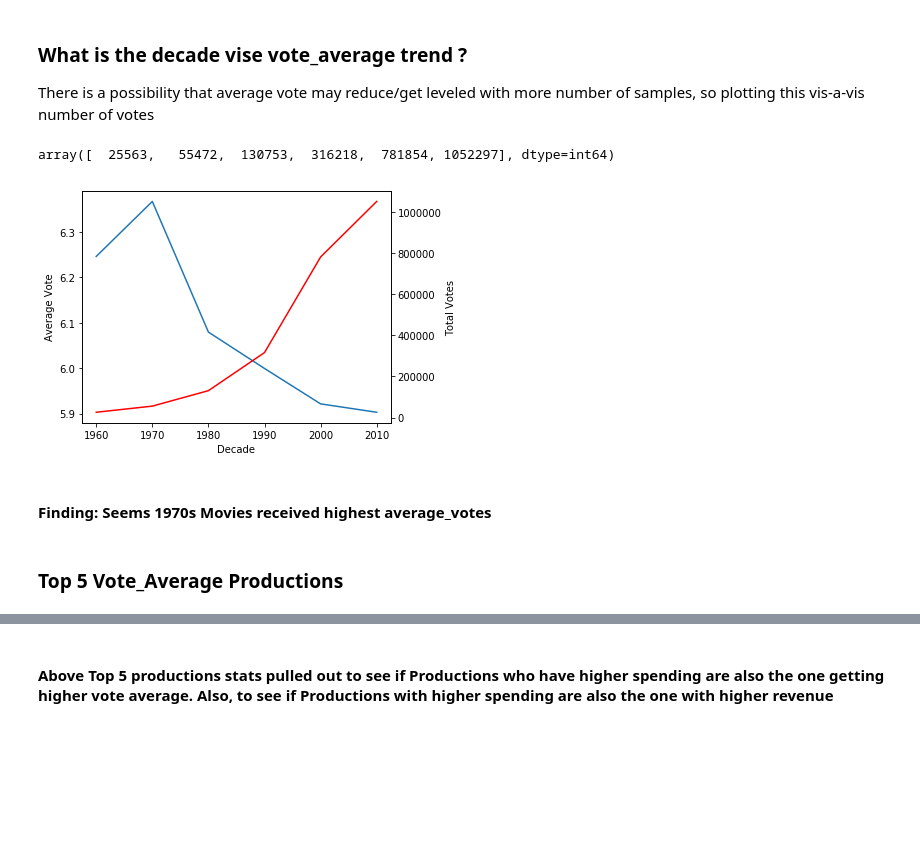
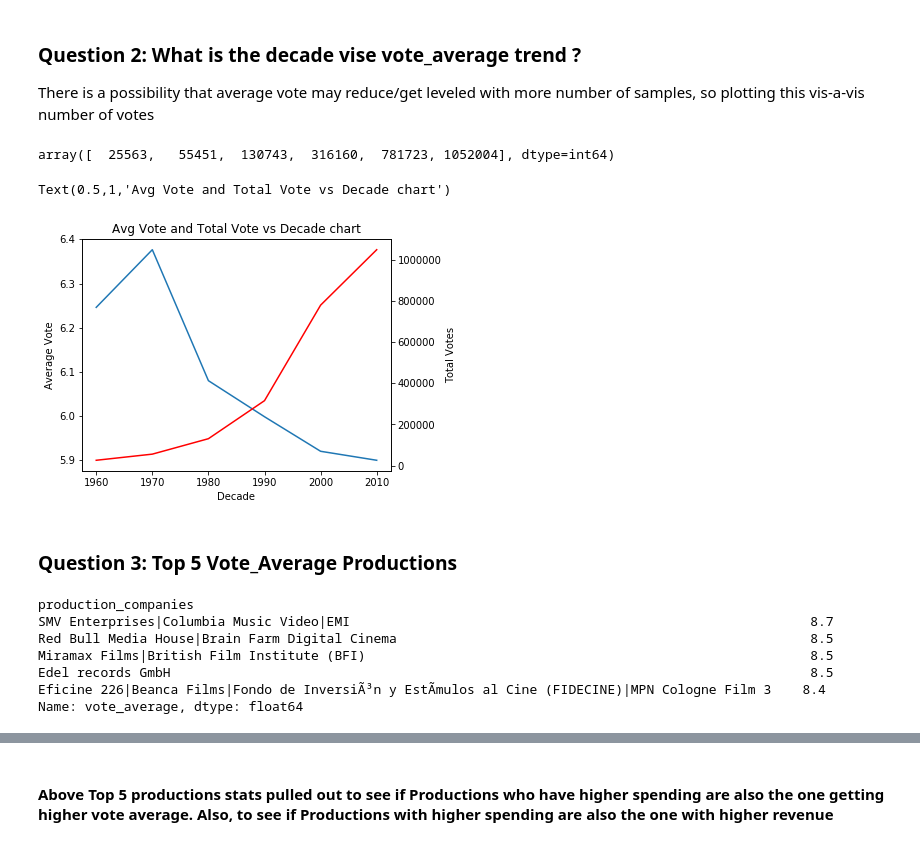
Before and after one commit to naquraishi/DataAnalystND, a Jupyter notebook: Project_1_TMDB_Movies_DataAnalysis.ipynb, the cells around one changed output, grey strips where cells are left out. Drawn from its saved outputs; the diff is of its cells as text; code cells hidden in the pictures; blank space fills up the shorter version.

Commit message:
Add updated changes as per first review

```diff
--- a/Project_1_TMDB_Movies_DataAnalysis.ipynb
+++ b/Project_1_TMDB_Movies_DataAnalysis.ipynb
@@ -33,0 +65,3 @@ df_movies_start.shape
+# %%
+#Dropping the duplicate row
+df_movies_start.drop_duplicates(keep='first', inplace=True)
@@ -33,0 +114,5 @@ df_movies_start.shape
+# %%
+# As for movies which do not have genre also do not contain valid budget and revenue values, so it seems better to drop
+# these movies from the analysis, also these are quite less(23) in comparison to total number(10866)
+
+df_movies_start.dropna(subset=['genres'], inplace=True)
@@ -43,0 +154,7 @@ df_movies_start[df_movies_start['revenue'].isna()]
+# %%
+budget_mean = df_movies_start.budget.mean()
+revenue_mean = df_movies_start.revenue.mean()
+# %%
+#Replacing 0 budget with budget mean and 0 revenue with revenue_mean
+df_movies_start['budget'].replace(0, budget_mean, inplace=True)
+df_movies_start['revenue'].replace(0, revenue_mean, inplace=True)
@@ -65,4 +190,4 @@ df_movies_start.runtime.corr(df_movies_start.vote_average)
 # %% [markdown]
-### What is the decade vise vote_average trend ?<br/>
+### Question 2: What is the decade vise vote_average trend ?<br/>
 There is a possibility that average vote may reduce/get leveled with more number of samples, so plotting this vis-a-vis number of votes
 # %%
@@ -81,21 +209,22 @@ df_2000s['vote_count'].sum(), df_2010s['vote_count'].sum()])
 # %%
 decade_total_vote_count
 # %% [output]
-array([  25563,   55472,  130753,  316218,  781854, 1052297], dtype=int64)
+array([  25563,   55451,  130743,  316160,  781723, 1052004], dtype=int64)
 # %%
+# Plotting the vote_average and total vote_count for last decades
 decade_vote_df = pd.DataFrame.from_dict({'vote_avg': decade_avg_vote,  'decade': np.array(['1960', '1970', '1980', '1990', '2000','2010']), 'vote_count': decade_total_vote_count})
 fig, ax1 = plt.subplots()
 ax1.plot(decade_vote_df.decade,decade_vote_df.vote_avg)
 ax1.set_xlabel('Decade')
 ax1.set_ylabel('Average Vote')
 ax2=ax1.twinx()
 ax2.plot(decade_vote_df.decade,decade_vote_df.vote_count, color='r')
 ax2.set_ylabel('Total Votes')
 fig.tight_layout()
+ax1.set_title("Avg Vote and Total Vote vs Decade chart")
 # %% [output]
+Text(0.5,1,'Avg Vote and Total Vote vs Decade chart')
-[figure, old version]
+[figure, new version]
-# %% [markdown]
-#### Finding: Seems 1970s Movies received highest average_votes
 # %% [markdown]
-### Top 5 Vote_Average Productions
+### Question 3: Top 5 Vote_Average Productions
 # %%
@@ -104 +235,12 @@ movies_grouped_production = df_movies_start.groupby('production_companies', sort
 production_with_mean_vote = movies_grouped_production['vote_average'].agg(np.mean)
+# %%
+# picking out top 5 proudction companies based on high mean vote_average
+production_with_mean_vote.sort_values(ascending=False).head(5)
+# %% [output]
+production_companies
+SMV Enterprises|Columbia Music Video|EMI                                                           8.7
+Red Bull Media House|Brain Farm Digital Cinema                                                     8.5
+Miramax Films|British Film Institute (BFI)                                                         8.5
+Edel records GmbH                                                                                  8.5
+Eficine 226|Beanca Films|Fondo de InversiÃ³n y EstÃ­mulos al Cine (FIDECINE)|MPN Cologne Film 3    8.4
+Name: vote_average, dtype: float64
```
Also changed, not shown: parts of 62 cells of this notebook.
